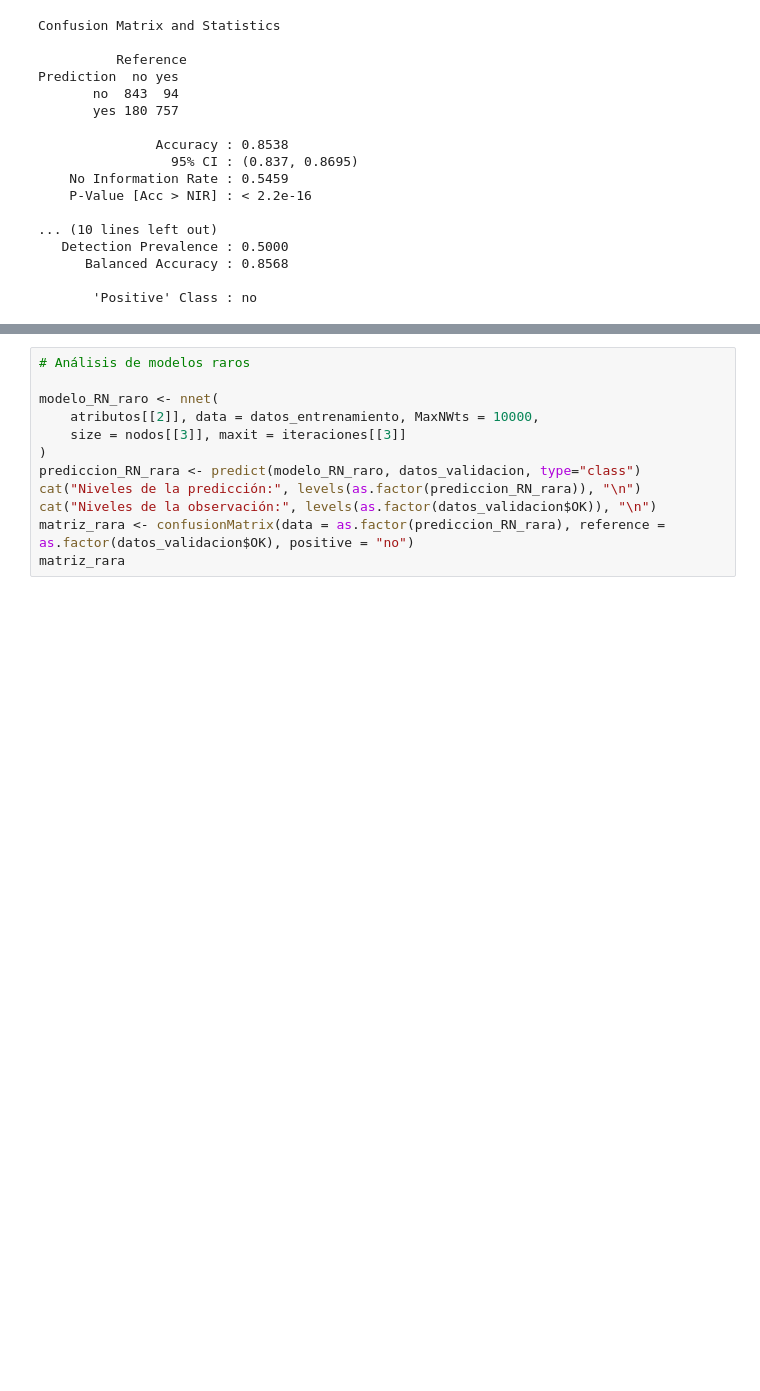
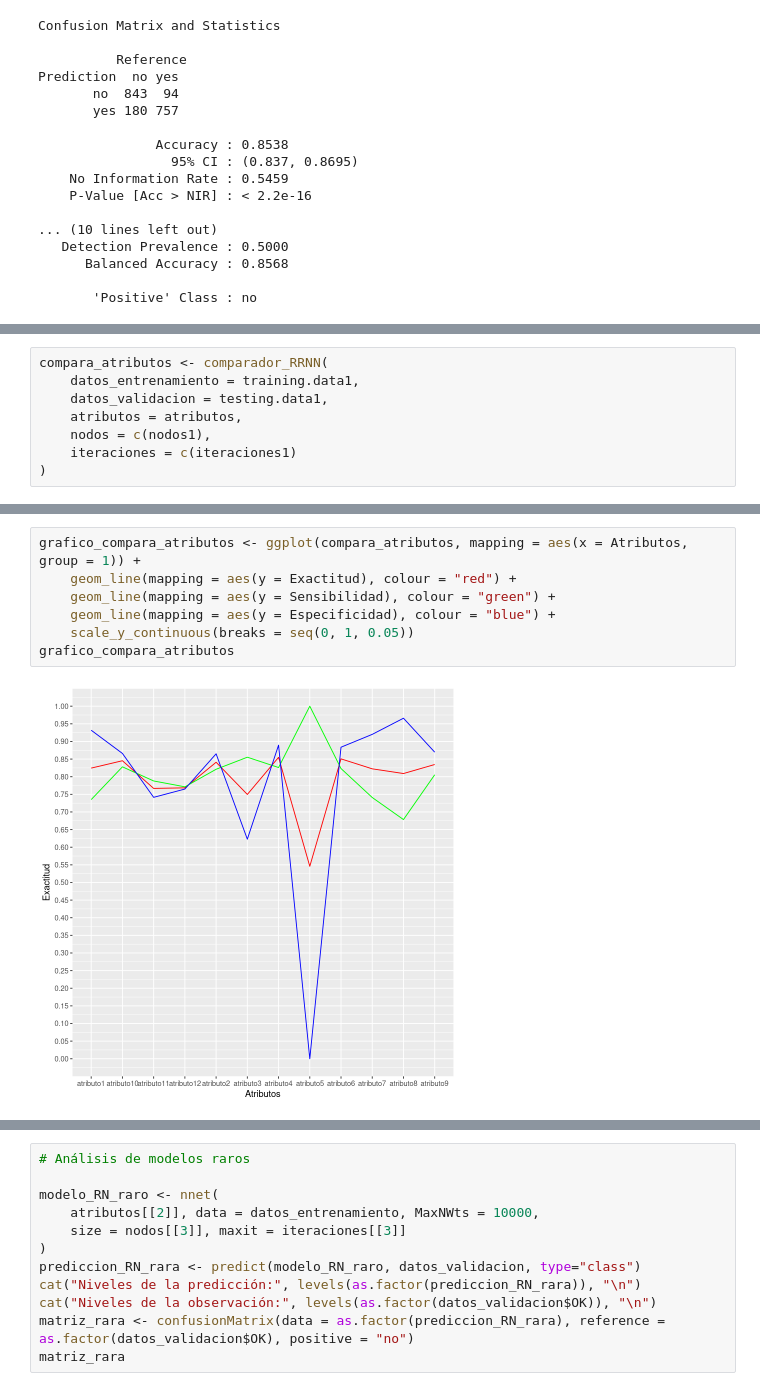
Before and after one commit to NestorPatricio/Diplomado_Big_Data_Data_Science, a Jupyter notebook: Fundamentos y aplicaciones de Machine Learning y Deep Learning/Ejercicios/Ejercicio_2_Comparación_Modelos_Clasificación_Supervisada_Resuelto.ipynb, the cells around one changed output, grey strips where cells are left out. Cells and saved outputs as stored; diff of their text form; blank space fills up the shorter version.

```diff
--- a/Fundamentos y aplicaciones de Machine Learning y Deep Learning/Ejercicios/Ejercicio_2_Comparación_Modelos_Clasificación_Supervisada_Resuelto.ipynb
+++ b/Fundamentos y aplicaciones de Machine Learning y Deep Learning/Ejercicios/Ejercicio_2_Comparación_Modelos_Clasificación_Supervisada_Resuelto.ipynb
@@ -818,0 +883,8 @@ comparador_RRNN <- function(
+# %%
+compara_atributos <- comparador_RRNN(
+    datos_entrenamiento = training.data1,
+    datos_validacion = testing.data1,
+    atributos = atributos,
+    nodos = c(nodos1),
+    iteraciones = c(iteraciones1)
+)
@@ -818,0 +919,9 @@ comparador_RRNN <- function(
+# %%
+grafico_compara_atributos <- ggplot(compara_atributos, mapping = aes(x = Atributos, group = 1)) +
+    geom_line(mapping = aes(y = Exactitud), colour = "red") +
+    geom_line(mapping = aes(y = Sensibilidad), colour = "green") +
+    geom_line(mapping = aes(y = Especificidad), colour = "blue") +
+    scale_y_continuous(breaks = seq(0, 1, 0.05))
+grafico_compara_atributos
+# %% [output]
+[figure, added]
```
Also changed, not shown: parts of 23 cells of this notebook, 5 other files.
